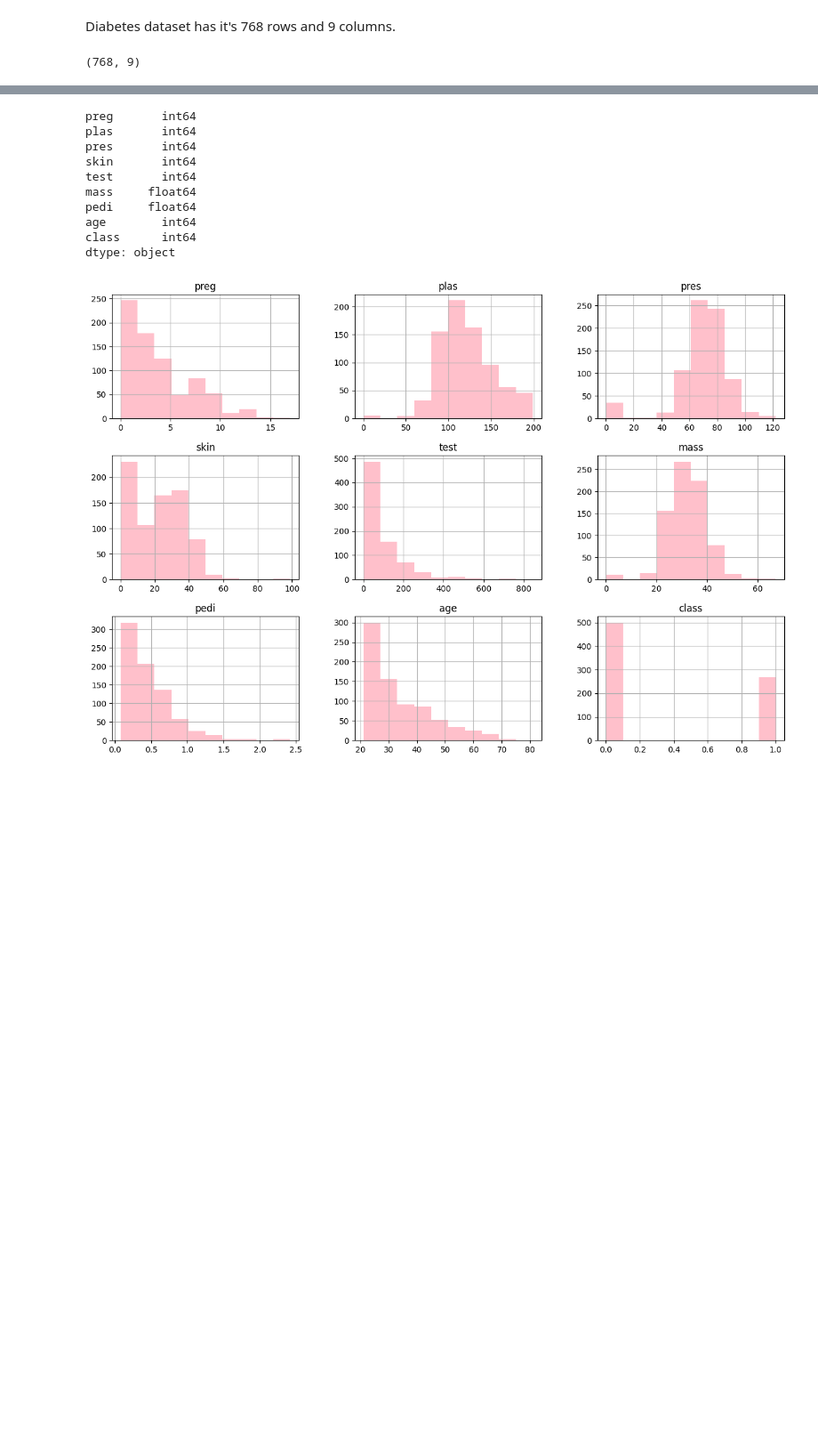
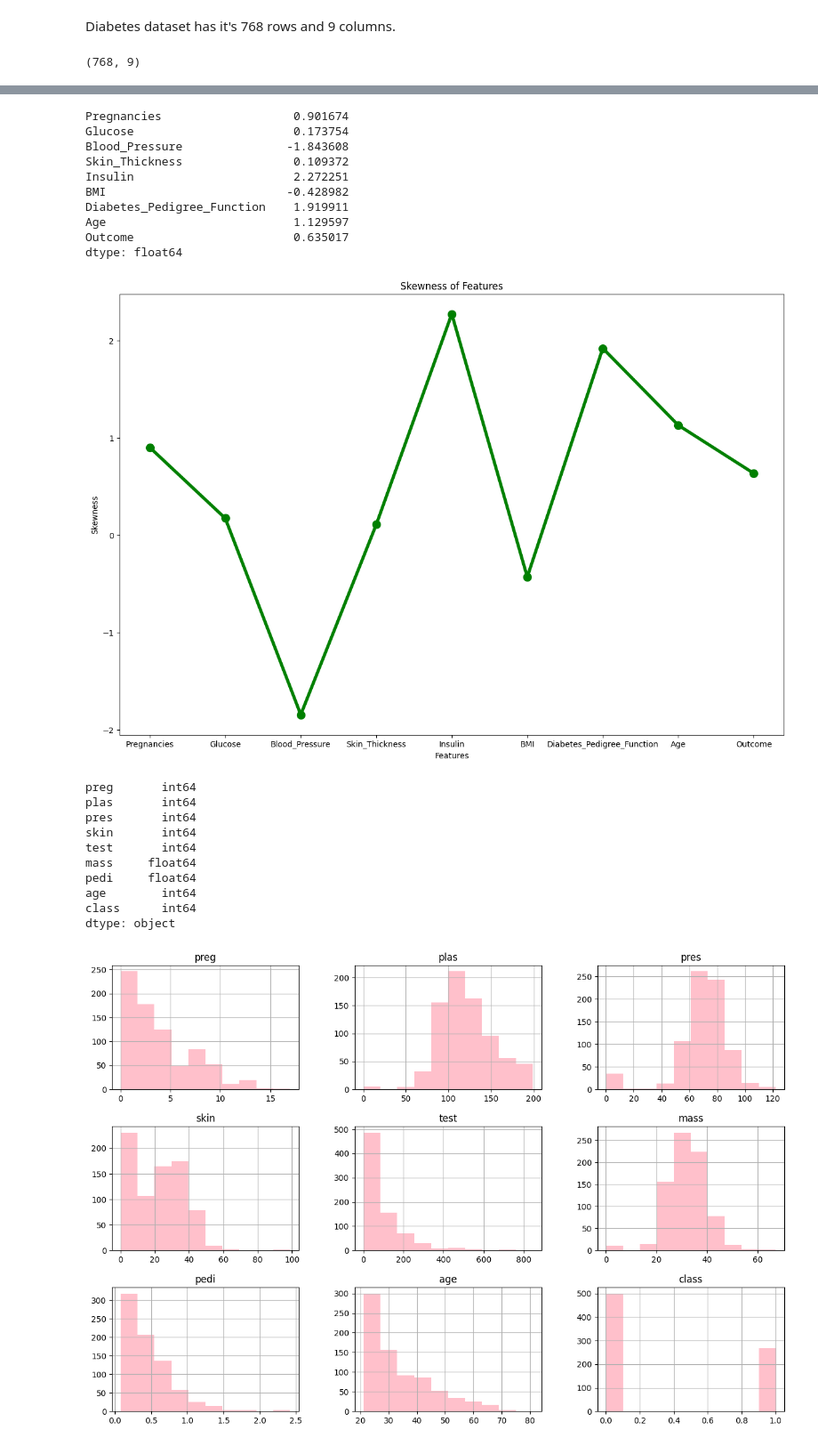
Before and after one commit to Nicolecoline/cole-EDA-CS103, a Jupyter notebook: Assignment.ipynb, the cells around one changed output, grey strips where cells are left out. Shown at 89% size. Saved outputs shown, nothing was run; the diff lists cells and outputs as text; code cells hidden in the pictures; blank space fills up the shorter version.

```diff
--- a/Assignment.ipynb
+++ b/Assignment.ipynb
@@ -99,3 +185,25 @@ dtype: int64
+# %%
+#Skew
+skew = data.skew()
+print(skew)
+
+data.skew().plot(kind='line', color='green', linewidth=4, marker = 'o', markersize = 10)
+pyplot.title("Skewness of Features")
+pyplot.xlabel("Features")
+pyplot.ylabel("Skewness")
+pyplot.show()
+# %% [output]
+Pregnancies                   0.901674
+Glucose                       0.173754
+Blood_Pressure               -1.843608
+Skin_Thickness                0.109372
+Insulin                       2.272251
+BMI                          -0.428982
+Diabetes_Pedigree_Function    1.919911
+Age                           1.129597
+Outcome                       0.635017
+dtype: float64
+[figure, added]
 # %%
 
 #Data Type
```
Also changed, not shown: parts of 17 cells of this notebook.
